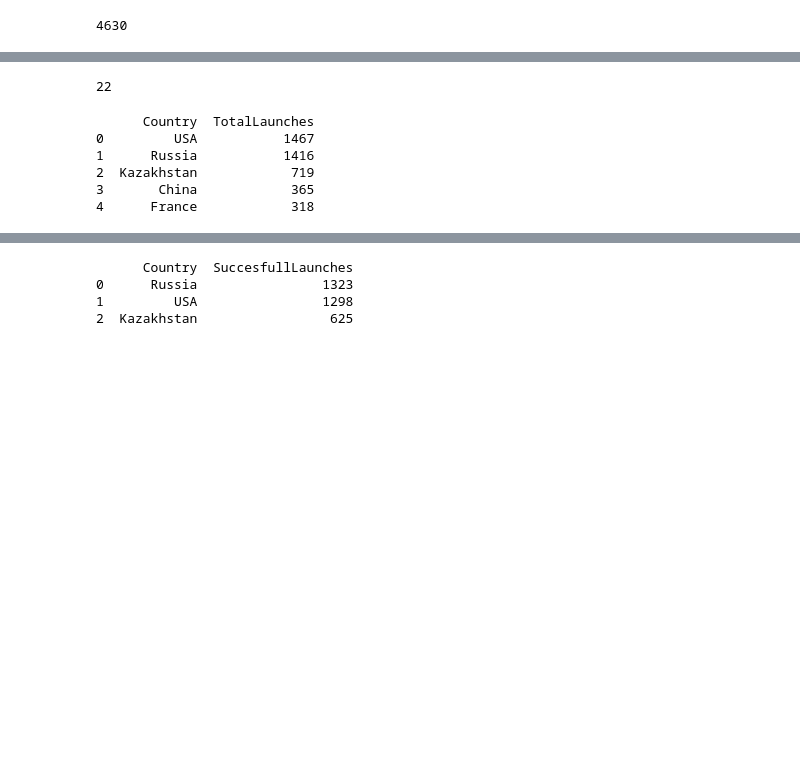
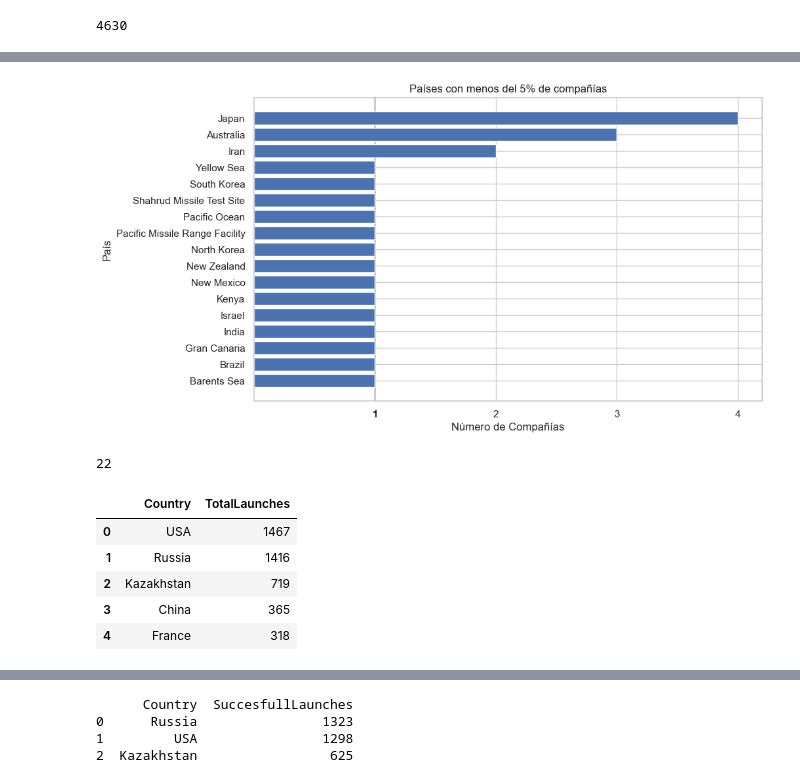
Before and after one commit to JaviK07/SpaceLaunches-Analysis, a Jupyter notebook: data-processing.ipynb, the cells around one changed output, grey strips where cells are left out. Cells and saved outputs as stored; diff of their text form; code cells hidden in the pictures; blank space fills up the shorter version.

```diff
--- a/data-processing.ipynb
+++ b/data-processing.ipynb
@@ -46,3 +52,20 @@ pd.read_sql_query(q,conn)
+# %%
+# Due to unclear country names insights I make a barchart: Countries with less than 5% of companies
+# Countries with less than 5% of companies
+valores_menores_5 = query[query['TotalCompaniesPerCountry'] < 5.0]
+
+# Barchart DESC order
+plt.figure(figsize=(10, 6))
+plt.barh(valores_menores_5['Country'], valores_menores_5['TotalCompaniesPerCountry'])
+plt.xlabel('Número de Compañías')
+plt.xticks(valores_menores_5['TotalCompaniesPerCountry'].round(0))
+plt.ylabel('País')
+plt.title('Países con menos del 5% de compañías')
+plt.gca().invert_yaxis()
+
+plt.show()
+# %% [output]
+[figure, added]
 # %%
 # Creating a new database to save the insights
 conn2 = sqlite3.connect('space_missions_insights.sqlite')
@@ -65,13 +88,11 @@ LIMIT 5;
 NtableName2='total_launches_country'
 df3 = pd.read_sql_query(q2, conn)
 df3.to_sql(NtableName2, conn2, if_exists='replace', index=False)
-
-
-print(df3)
+df3
 # %% [output]
-      Country  TotalLaunches
-0         USA           1467
-1      Russia           1416
-2  Kazakhstan            719
-3       China            365
-4      France            318
+|  | Country | TotalLaunches |
+| 0 | USA | 1467 |
+| 1 | Russia | 1416 |
+| 2 | Kazakhstan | 719 |
+| 3 | China | 365 |
+| 4 | France | 318 |
```
Also changed, not shown: parts of 7 cells of this notebook, 12 other files.
